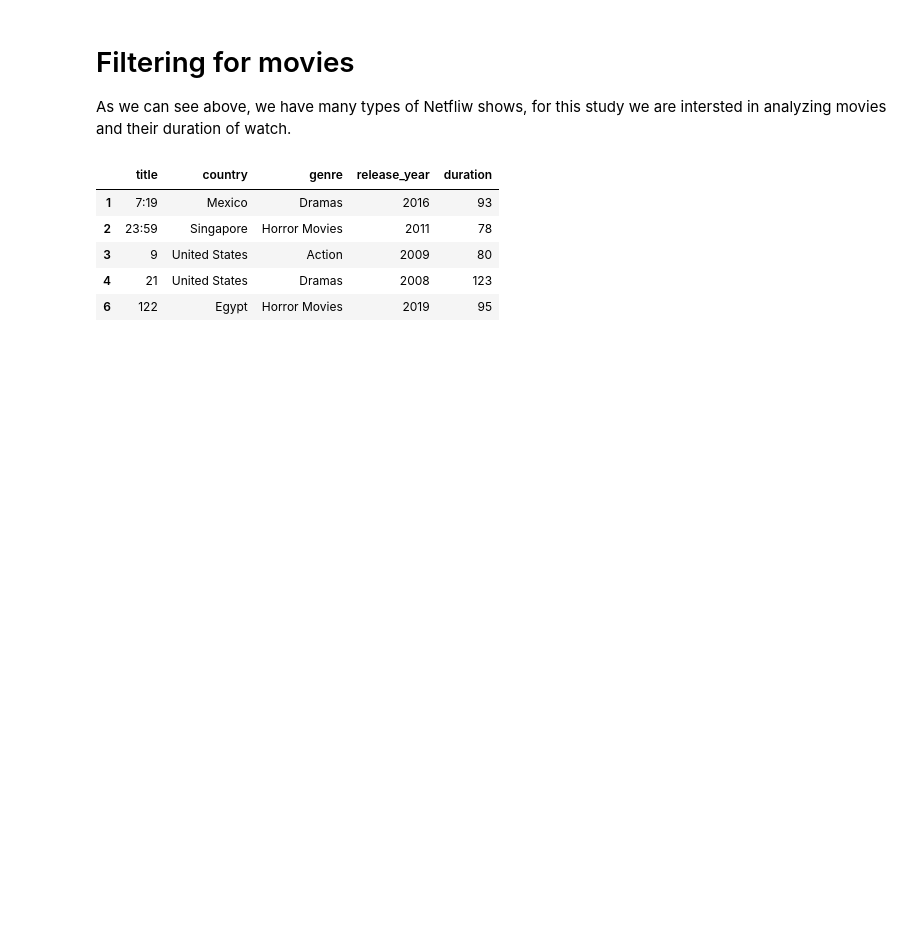
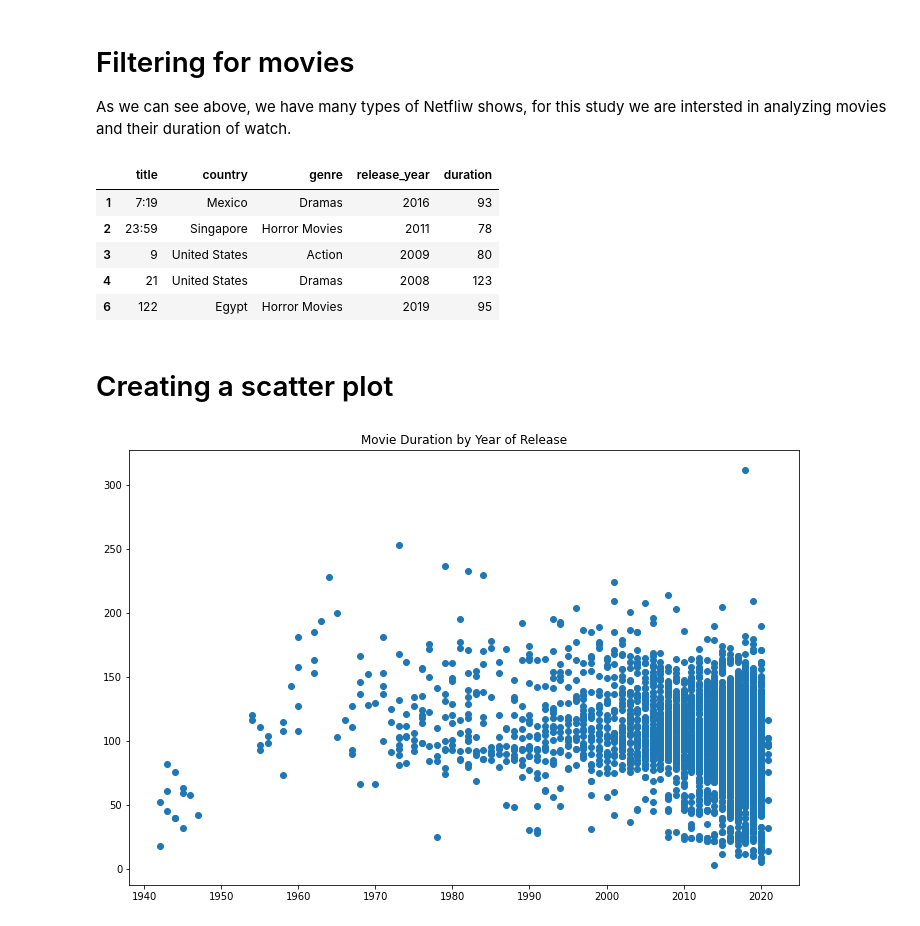
Before and after one commit to Fatima-Usf/Netflix_data_analysis, a Jupyter notebook: Netflix_data_analysis.ipynb, the cells around one changed output. Cells and saved outputs as stored; diff of their text form; code cells hidden in the pictures; blank space fills up the shorter version.

Commit message:
Creating a scatter plot

```diff
--- a/Netflix_data_analysis.ipynb
+++ b/Netflix_data_analysis.ipynb
@@ -32,3 +32,5 @@ netflix_movies_col_subset[0:5]
 | 3 | 9 | United States | Action | 2009 | 80 |
 | 4 | 21 | United States | Dramas | 2008 | 123 |
 | 6 | 122 | Egypt | Horror Movies | 2019 | 95 |
+# %% [markdown]
+# Creating a scatter plot
@@ -34,0 +39,10 @@ netflix_movies_col_subset[0:5]
+# %%
+fig = plt.figure(figsize=(12,8)) #Creating a figure and increase the figure size
+
+plt.scatter(netflix_movies_col_subset['release_year'],netflix_movies_col_subset['duration']) #Creating a scatter plot of duration versus year
+
+plt.title("Movie Duration by Year of Release") #Setting a title
+
+plt.show()
+# %% [output]
+[figure, added]
```
Also changed, not shown: parts of 1 cell of this notebook.
